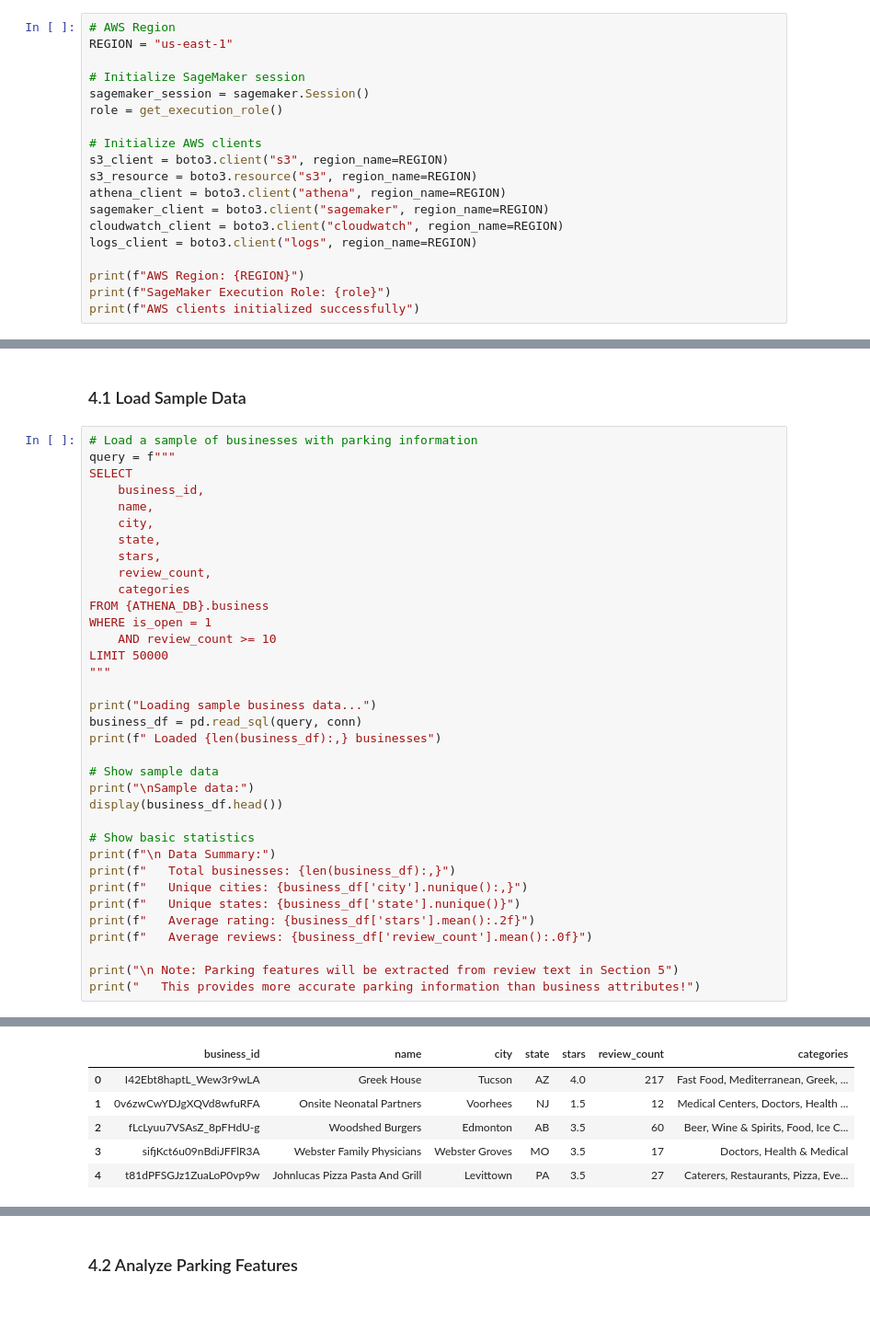
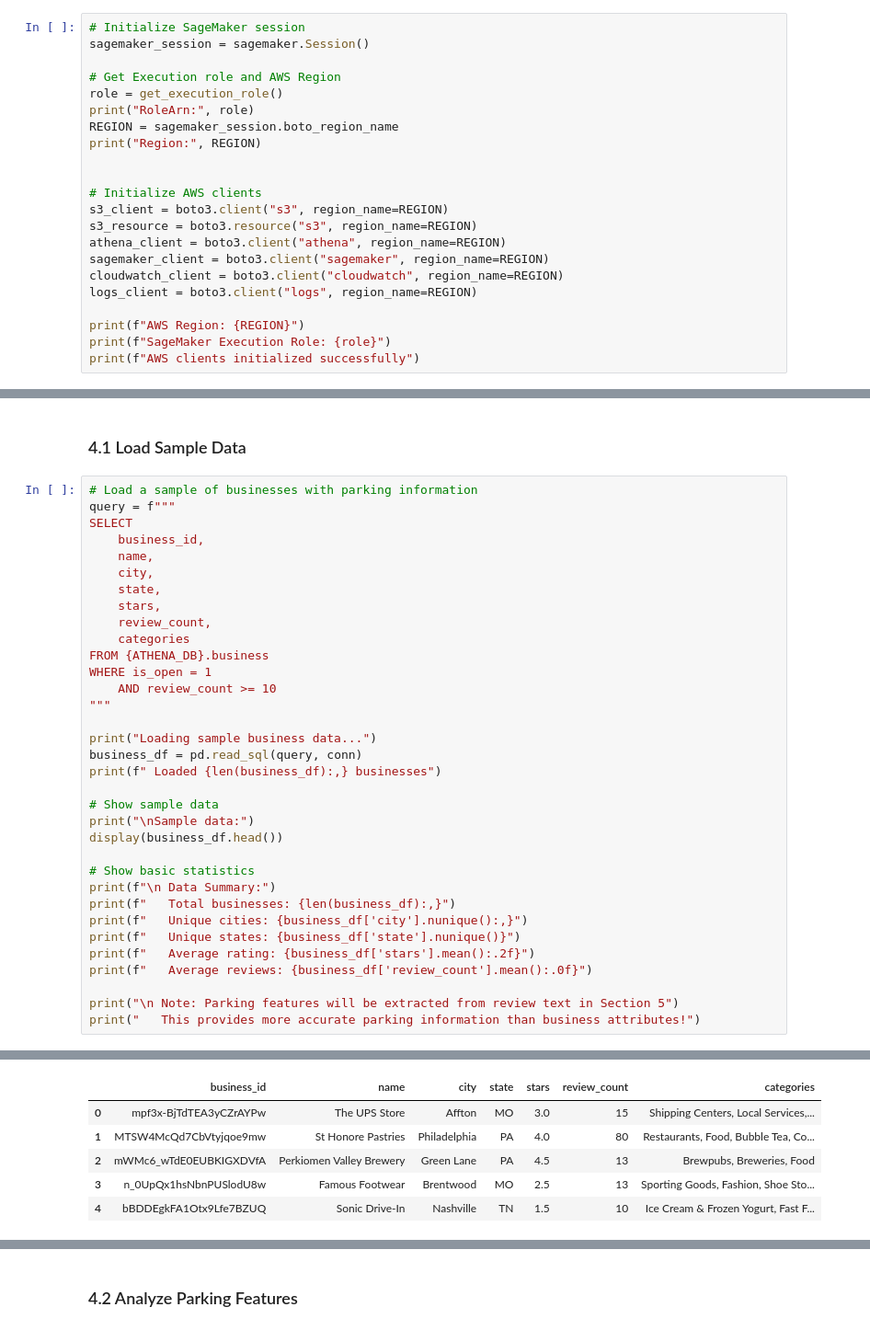
Before and after one commit to omarsagoo/VenueSignal, a Jupyter notebook: Full_Pipeline.ipynb, the cells around one changed output, grey strips where cells are left out. Shown at 92% size. Cells and saved outputs as stored; diff of their text form.

```diff
--- a/Full_Pipeline.ipynb
+++ b/Full_Pipeline.ipynb
@@ -125,12 +129,15 @@ Successfully retrieved AWS Account ID: 356396930368
 # %% [markdown]
 ### 1.3 Initialize AWS Clients and SageMaker Session
 # %%
-# AWS Region
-REGION = "us-east-1"
-
 # Initialize SageMaker session
 sagemaker_session = sagemaker.Session()
+
+# Get Execution role and AWS Region
 role = get_execution_role()
+print("RoleArn:", role)
+REGION = sagemaker_session.boto_region_name
+print("Region:", REGION)
+
 
 # Initialize AWS clients
 s3_client = boto3.client("s3", region_name=REGION)
@@ -816,7 +1348,6 @@ SELECT
 FROM {ATHENA_DB}.business
 WHERE is_open = 1
     AND review_count >= 10
-LIMIT 50000
 """
 
 print("Loading sample business data...")
@@ -843,9 +1374,9 @@ Loading sample business data...
 
 Sample data:
 |  | business_id | name | city | state | stars | review_count | categories |
-| 0 | I42Ebt8haptL_Wew3r9wLA | Greek House | Tucson | AZ | 4.0 | 217 | Fast Food, Mediterranean, Greek, ... |
-| 1 | 0v6zwCwYDJgXQVd8wfuRFA | Onsite Neonatal Partners | Voorhees | NJ | 1.5 | 12 | Medical Centers, Doctors, Health ... |
-| 2 | fLcLyuu7VSAsZ_8pFHdU-g | Woodshed Burgers | Edmonton | AB | 3.5 | 60 | Beer, Wine & Spirits, Food, Ice C... |
-| 3 | sifjKct6u09nBdiJFFlR3A | Webster Family Physicians | Webster Groves | MO | 3.5 | 17 | Doctors, Health & Medical |
-| 4 | t81dPFSGJz1ZuaLoP0vp9w | Johnlucas Pizza Pasta And Grill | Levittown | PA | 3.5 | 27 | Caterers, Restaurants, Pizza, Eve... |
+| 0 | mpf3x-BjTdTEA3yCZrAYPw | The UPS Store | Affton | MO | 3.0 | 15 | Shipping Centers, Local Services,... |
+| 1 | MTSW4McQd7CbVtyjqoe9mw | St Honore Pastries | Philadelphia | PA | 4.0 | 80 | Restaurants, Food, Bubble Tea, Co... |
+| 2 | mWMc6_wTdE0EUBKIGXDVfA | Perkiomen Valley Brewery | Green Lane | PA | 4.5 | 13 | Brewpubs, Breweries, Food |
+| 3 | n_0UpQx1hsNbnPUSlodU8w | Famous Footwear | Brentwood | MO | 2.5 | 13 | Sporting Goods, Fashion, Shoe Sto... |
+| 4 | bBDDEgkFA1Otx9Lfe7BZUQ | Sonic Drive-In | Nashville | TN | 1.5 | 10 | Ice Cream & Frozen Yogurt, Fast F... |
  Data Summary:
```
Also changed, not shown: parts of 54 cells of this notebook.
